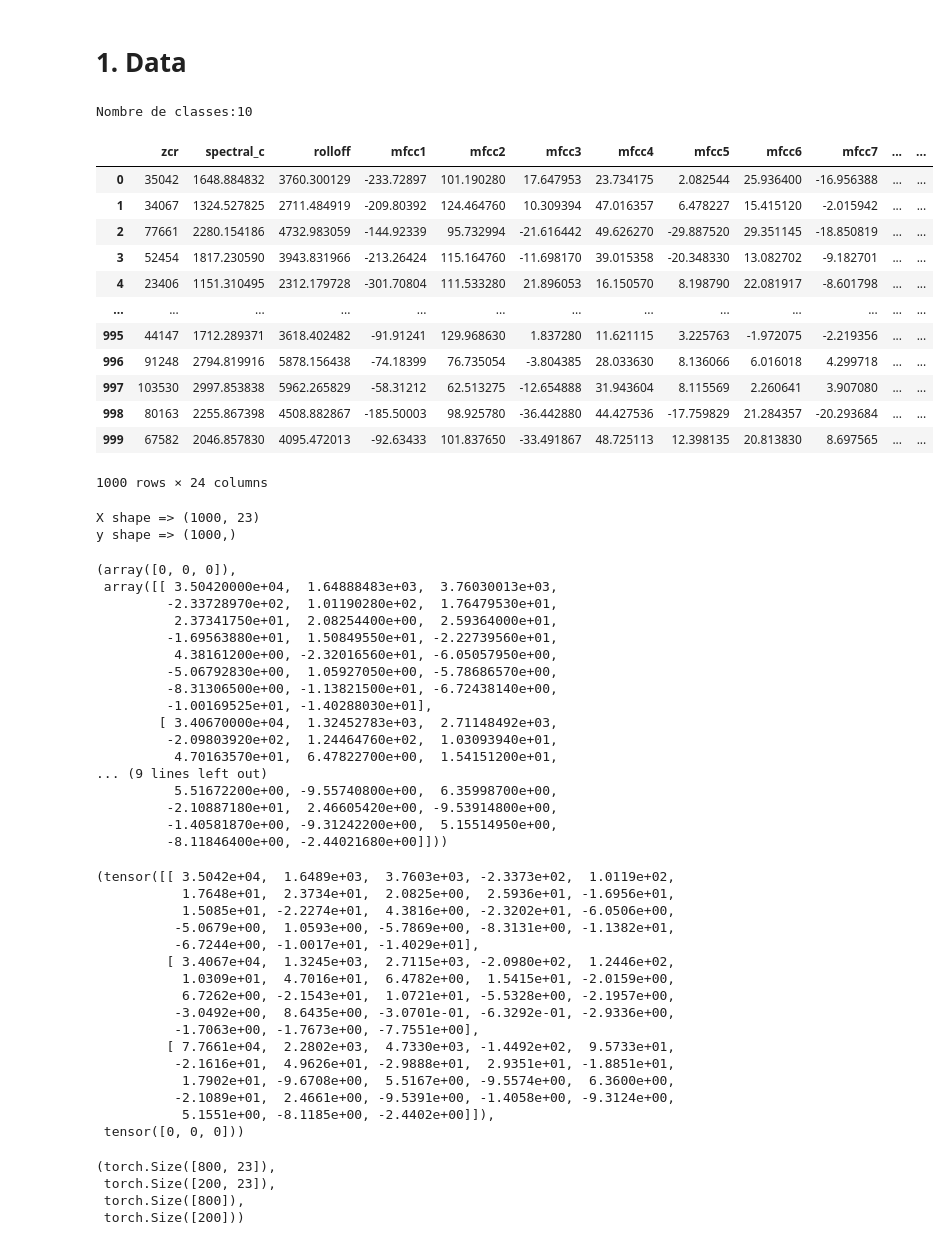
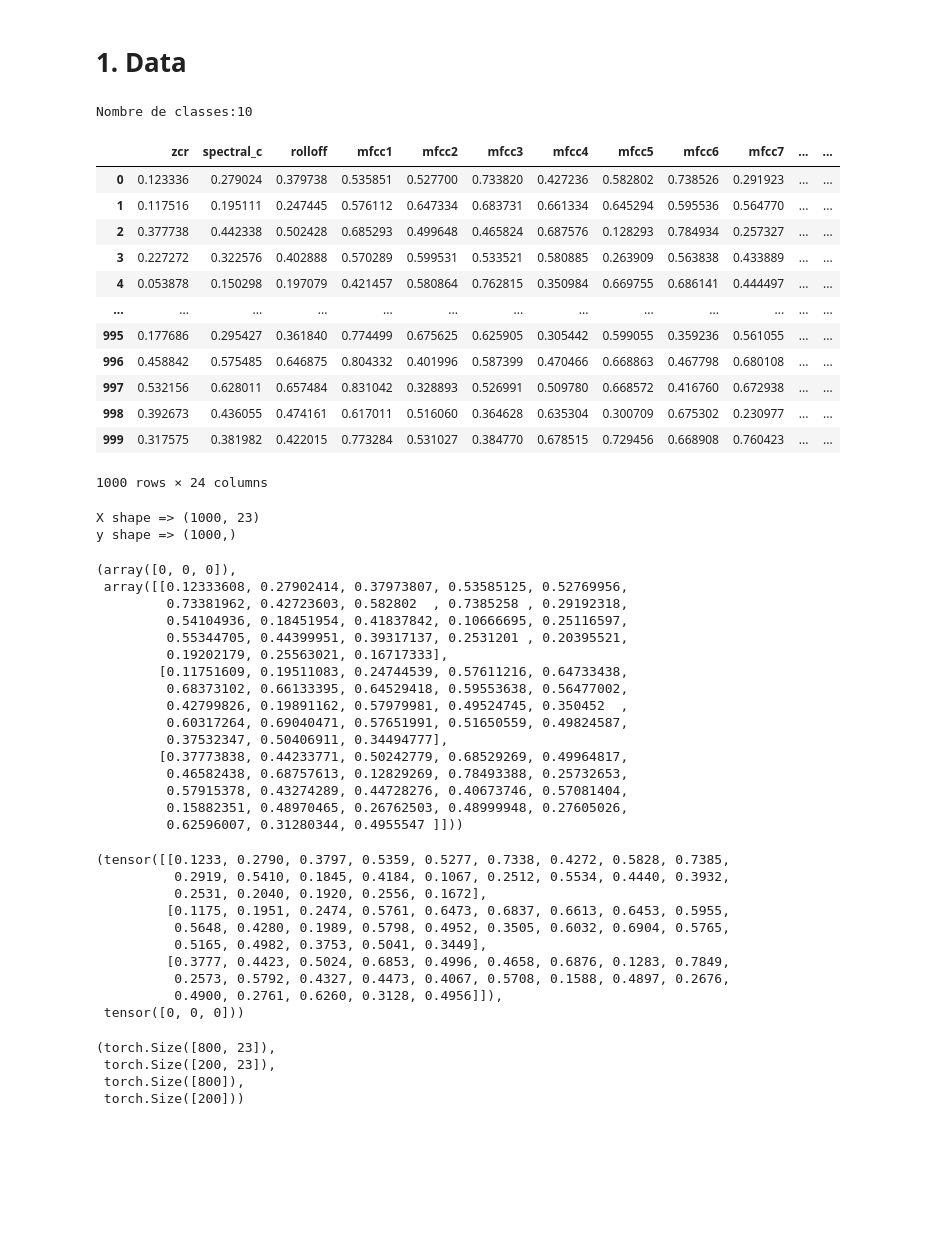
Before and after one commit to Pindice/Music2, a Jupyter notebook: q_labo/previous_model/pytorch_model.ipynb, the cells around one changed output. Drawn from its saved outputs; the diff is of its cells as text; code cells hidden in the pictures; blank space fills up the shorter version.

```diff
--- a/q_labo/previous_model/pytorch_model.ipynb
+++ b/q_labo/previous_model/pytorch_model.ipynb
@@ -19,23 +25,25 @@ device
 # %%
 # Import csv
 # ! TODO Data à normaliser !!!!!!!!!!!
-df = pd.read_csv("./1_label_encoded.csv")
+# df = pd.read_csv("./1_label_encoded.csv")
+# df = pd.read_csv("./2_normalized_with_standard_scaler")
+df = pd.read_csv("./2bis_normalized_with_minmax")
 print(f"Nombre de classes:{len(df['label'].unique())}")
 df
 # %% [output]
 Nombre de classes:10
 |  | zcr | spectral_c | rolloff | mfcc1 | mfcc2 | mfcc3 | mfcc4 | mfcc5 | mfcc6 | mfcc7 | ... | ... |
-| 0 | 35042 | 1648.884832 | 3760.300129 | -233.72897 | 101.190280 | 17.647953 | 23.734175 | 2.082544 | 25.936400 | -16.956388 | ... | ... |
-| 1 | 34067 | 1324.527825 | 2711.484919 | -209.80392 | 124.464760 | 10.309394 | 47.016357 | 6.478227 | 15.415120 | -2.015942 | ... | ... |
-| 2 | 77661 | 2280.154186 | 4732.983059 | -144.92339 | 95.732994 | -21.616442 | 49.626270 | -29.887520 | 29.351145 | -18.850819 | ... | ... |
-| 3 | 52454 | 1817.230590 | 3943.831966 | -213.26424 | 115.164760 | -11.698170 | 39.015358 | -20.348330 | 13.082702 | -9.182701 | ... | ... |
-| 4 | 23406 | 1151.310495 | 2312.179728 | -301.70804 | 111.533280 | 21.896053 | 16.150570 | 8.198790 | 22.081917 | -8.601798 | ... | ... |
+| 0 | 0.123336 | 0.279024 | 0.379738 | 0.535851 | 0.527700 | 0.733820 | 0.427236 | 0.582802 | 0.738526 | 0.291923 | ... | ... |
+| 1 | 0.117516 | 0.195111 | 0.247445 | 0.576112 | 0.647334 | 0.683731 | 0.661334 | 0.645294 | 0.595536 | 0.564770 | ... | ... |
+| 2 | 0.377738 | 0.442338 | 0.502428 | 0.685293 | 0.499648 | 0.465824 | 0.687576 | 0.128293 | 0.784934 | 0.257327 | ... | ... |
+| 3 | 0.227272 | 0.322576 | 0.402888 | 0.570289 | 0.599531 | 0.533521 | 0.580885 | 0.263909 | 0.563838 | 0.433889 | ... | ... |
+| 4 | 0.053878 | 0.150298 | 0.197079 | 0.421457 | 0.580864 | 0.762815 | 0.350984 | 0.669755 | 0.686141 | 0.444497 | ... | ... |
 | ... | ... | ... | ... | ... | ... | ... | ... | ... | ... | ... | ... | ... |
-| 995 | 44147 | 1712.289371 | 3618.402482 | -91.91241 | 129.968630 | 1.837280 | 11.621115 | 3.225763 | -1.972075 | -2.219356 | ... | ... |
-| 996 | 91248 | 2794.819916 | 5878.156438 | -74.18399 | 76.735054 | -3.804385 | 28.033630 | 8.136066 | 6.016018 | 4.299718 | ... | ... |
-| 997 | 103530 | 2997.853838 | 5962.265829 | -58.31212 | 62.513275 | -12.654888 | 31.943604 | 8.115569 | 2.260641 | 3.907080 | ... | ... |
-| 998 | 80163 | 2255.867398 | 4508.882867 | -185.50003 | 98.925780 | -36.442880 | 44.427536 | -17.759829 | 21.284357 | -20.293684 | ... | ... |
-| 999 | 67582 | 2046.857830 | 4095.472013 | -92.63433 | 101.837650 | -33.491867 | 48.725113 | 12.398135 | 20.813830 | 8.697565 | ... | ... |
+| 995 | 0.177686 | 0.295427 | 0.361840 | 0.774499 | 0.675625 | 0.625905 | 0.305442 | 0.599055 | 0.359236 | 0.561055 | ... | ... |
+| 996 | 0.458842 | 0.575485 | 0.646875 | 0.804332 | 0.401996 | 0.587399 | 0.470466 | 0.668863 | 0.467798 | 0.680108 | ... | ... |
+| 997 | 0.532156 | 0.628011 | 0.657484 | 0.831042 | 0.328893 | 0.526991 | 0.509780 | 0.668572 | 0.416760 | 0.672938 | ... | ... |
+| 998 | 0.392673 | 0.436055 | 0.474161 | 0.617011 | 0.516060 | 0.364628 | 0.635304 | 0.300709 | 0.675302 | 0.230977 | ... | ... |
+| 999 | 0.317575 | 0.381982 | 0.422015 | 0.773284 | 0.531027 | 0.384770 | 0.678515 | 0.729456 | 0.668908 | 0.760423 | ... | ... |
 1000 rows × 24 columns
 # %%
 # df to numpy
@@ -49,22 +57,21 @@ y[:3], x[:3]
 X shape => (1000, 23)
 y shape => (1000,)
 (array([0, 0, 0]),
- array([[ 3.50420000e+04,  1.64888483e+03,  3.76030013e+03,
-         -2.33728970e+02,  1.01190280e+02,  1.76479530e+01,
-          2.37341750e+01,  2.08254400e+00,  2.59364000e+01,
-         -1.69563880e+01,  1.50849550e+01, -2.22739560e+01,
-          4.38161200e+00, -2.32016560e+01, -6.05057950e+00,
-         -5.06792830e+00,  1.05927050e+00, -5.78686570e+00,
-         -8.31306500e+00, -1.13821500e+01, -6.72438140e+00,
-         -1.00169525e+01, -1.40288030e+01],
-        [ 3.40670000e+04,  1.32452783e+03,  2.71148492e+03,
-         -2.09803920e+02,  1.24464760e+02,  1.03093940e+01,
-          4.70163570e+01,  6.47822700e+00,  1.54151200e+01,
-... (9 lines left out)
-          5.51672200e+00, -9.55740800e+00,  6.35998700e+00,
-         -2.10887180e+01,  2.46605420e+00, -9.53914800e+00,
-         -1.40581870e+00, -9.31242200e+00,  5.15514950e+00,
-         -8.11846400e+00, -2.44021680e+00]]))
+ array([[0.12333608, 0.27902414, 0.37973807, 0.53585125, 0.52769956,
+         0.73381962, 0.42723603, 0.582802  , 0.7385258 , 0.29192318,
+         0.54104936, 0.18451954, 0.41837842, 0.10666695, 0.25116597,
+         0.55344705, 0.44399951, 0.39317137, 0.2531201 , 0.20395521,
+         0.19202179, 0.25563021, 0.16717333],
+        [0.11751609, 0.19511083, 0.24744539, 0.57611216, 0.64733438,
+         0.68373102, 0.66133395, 0.64529418, 0.59553638, 0.56477002,
+         0.42799826, 0.19891162, 0.57979981, 0.49524745, 0.350452  ,
+         0.60317264, 0.69040471, 0.57651991, 0.51650559, 0.49824587,
+         0.37532347, 0.50406911, 0.34494777],
+        [0.37773838, 0.44233771, 0.50242779, 0.68529269, 0.49964817,
+         0.46582438, 0.68757613, 0.12829269, 0.78493388, 0.25732653,
+         0.57915378, 0.43274289, 0.44728276, 0.40673746, 0.57081404,
+         0.15882351, 0.48970465, 0.26762503, 0.48999948, 0.27605026,
+         0.62596007, 0.31280344, 0.4955547 ]]))
 # %%
 # numpy to tensor
 
@@ -79,21 +86,15 @@ y = torch.from_numpy(y).type(torch.long)
 
 x[:3], y[:3]
 # %% [output]
-(tensor([[ 3.5042e+04,  1.6489e+03,  3.7603e+03, -2.3373e+02,  1.0119e+02,
-           1.7648e+01,  2.3734e+01,  2.0825e+00,  2.5936e+01, -1.6956e+01,
-           1.5085e+01, -2.2274e+01,  4.3816e+00, -2.3202e+01, -6.0506e+00,
-          -5.0679e+00,  1.0593e+00, -5.7869e+00, -8.3131e+00, -1.1382e+01,
-          -6.7244e+00, -1.0017e+01, -1.4029e+01],
-         [ 3.4067e+04,  1.3245e+03,  2.7115e+03, -2.0980e+02,  1.2446e+02,
-           1.0309e+01,  4.7016e+01,  6.4782e+00,  1.5415e+01, -2.0159e+00,
-           6.7262e+00, -2.1543e+01,  1.0721e+01, -5.5328e+00, -2.1957e+00,
-          -3.0492e+00,  8.6435e+00, -3.0701e-01, -6.3292e-01, -2.9336e+00,
-          -1.7063e+00, -1.7673e+00, -7.7551e+00],
-         [ 7.7661e+04,  2.2802e+03,  4.7330e+03, -1.4492e+02,  9.5733e+01,
-          -2.1616e+01,  4.9626e+01, -2.9888e+01,  2.9351e+01, -1.8851e+01,
-           1.7902e+01, -9.6708e+00,  5.5167e+00, -9.5574e+00,  6.3600e+00,
-          -2.1089e+01,  2.4661e+00, -9.5391e+00, -1.4058e+00, -9.3124e+00,
-           5.1551e+00, -8.1185e+00, -2.4402e+00]]),
+(tensor([[0.1233, 0.2790, 0.3797, 0.5359, 0.5277, 0.7338, 0.4272, 0.5828, 0.7385,
+          0.2919, 0.5410, 0.1845, 0.4184, 0.1067, 0.2512, 0.5534, 0.4440, 0.3932,
+          0.2531, 0.2040, 0.1920, 0.2556, 0.1672],
+         [0.1175, 0.1951, 0.2474, 0.5761, 0.6473, 0.6837, 0.6613, 0.6453, 0.5955,
+          0.5648, 0.4280, 0.1989, 0.5798, 0.4952, 0.3505, 0.6032, 0.6904, 0.5765,
+          0.5165, 0.4982, 0.3753, 0.5041, 0.3449],
+         [0.3777, 0.4423, 0.5024, 0.6853, 0.4996, 0.4658, 0.6876, 0.1283, 0.7849,
+          0.2573, 0.5792, 0.4327, 0.4473, 0.4067, 0.5708, 0.1588, 0.4897, 0.2676,
+          0.4900, 0.2761, 0.6260, 0.3128, 0.4956]]),
  tensor([0, 0, 0]))
 # %%
 # split dataset
```
Also changed, not shown: parts of 6 cells of this notebook, 4 other files.
